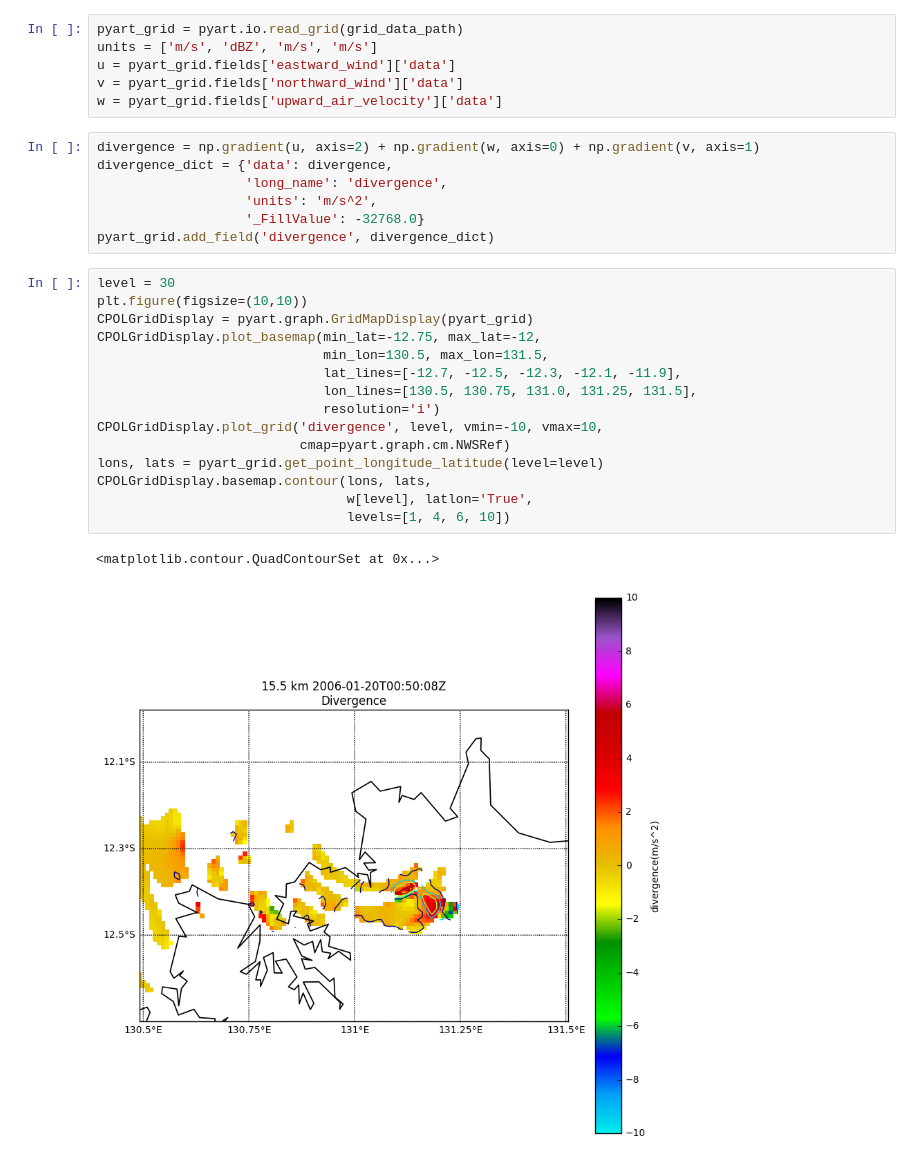
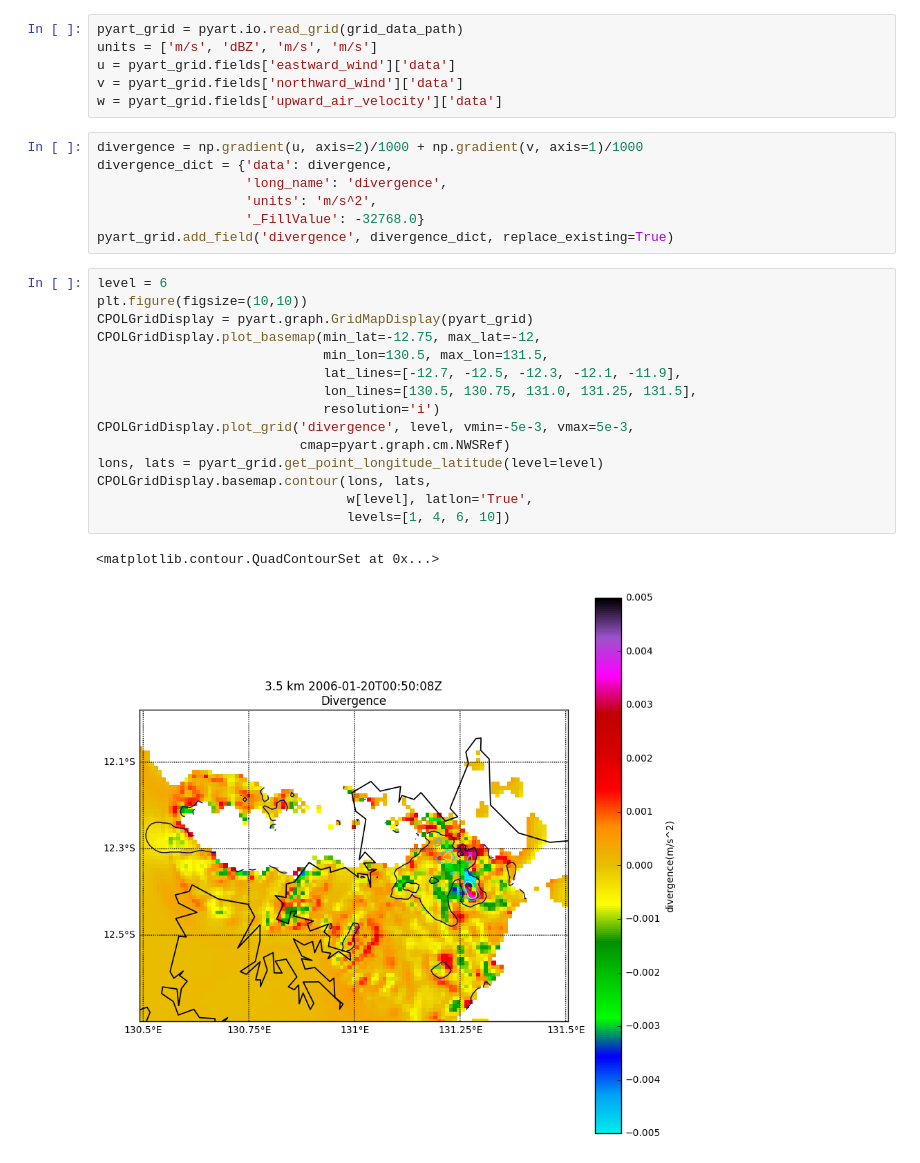
Before and after one commit to rcjackson/cmdv-rrm-anl, a Jupyter notebook: notebooks/Divergence.ipynb, the cells around one changed output. Cells and saved outputs as stored; diff of their text form.

Commit message:
FIX: Divergence now just calculates horizontal divergence (total divergence should be zero)

```diff
--- a/notebooks/Divergence.ipynb
+++ b/notebooks/Divergence.ipynb
@@ -15,27 +15,27 @@ u = pyart_grid.fields['eastward_wind']['data']
 v = pyart_grid.fields['northward_wind']['data']
 w = pyart_grid.fields['upward_air_velocity']['data']
 # %%
-divergence = np.gradient(u, axis=2) + np.gradient(w, axis=0) + np.gradient(v, axis=1)
+divergence = np.gradient(u, axis=2)/1000 + np.gradient(v, axis=1)/1000
 divergence_dict = {'data': divergence,
                    'long_name': 'divergence',
                    'units': 'm/s^2',
                    '_FillValue': -32768.0}
-pyart_grid.add_field('divergence', divergence_dict)
+pyart_grid.add_field('divergence', divergence_dict, replace_existing=True)
 # %%
-level = 30
+level = 6
 plt.figure(figsize=(10,10))
 CPOLGridDisplay = pyart.graph.GridMapDisplay(pyart_grid)
 CPOLGridDisplay.plot_basemap(min_lat=-12.75, max_lat=-12,
                              min_lon=130.5, max_lon=131.5,
                              lat_lines=[-12.7, -12.5, -12.3, -12.1, -11.9],
                              lon_lines=[130.5, 130.75, 131.0, 131.25, 131.5],
                              resolution='i')
-CPOLGridDisplay.plot_grid('divergence', level, vmin=-10, vmax=10,
+CPOLGridDisplay.plot_grid('divergence', level, vmin=-5e-3, vmax=5e-3,
                           cmap=pyart.graph.cm.NWSRef)
 lons, lats = pyart_grid.get_point_longitude_latitude(level=level)
 CPOLGridDisplay.basemap.contour(lons, lats,
                                 w[level], latlon='True',
                                 levels=[1, 4, 6, 10])
 # %% [output]
 <matplotlib.contour.QuadContourSet at 0x...>
-[figure, old version]
+[figure, new version]
```
